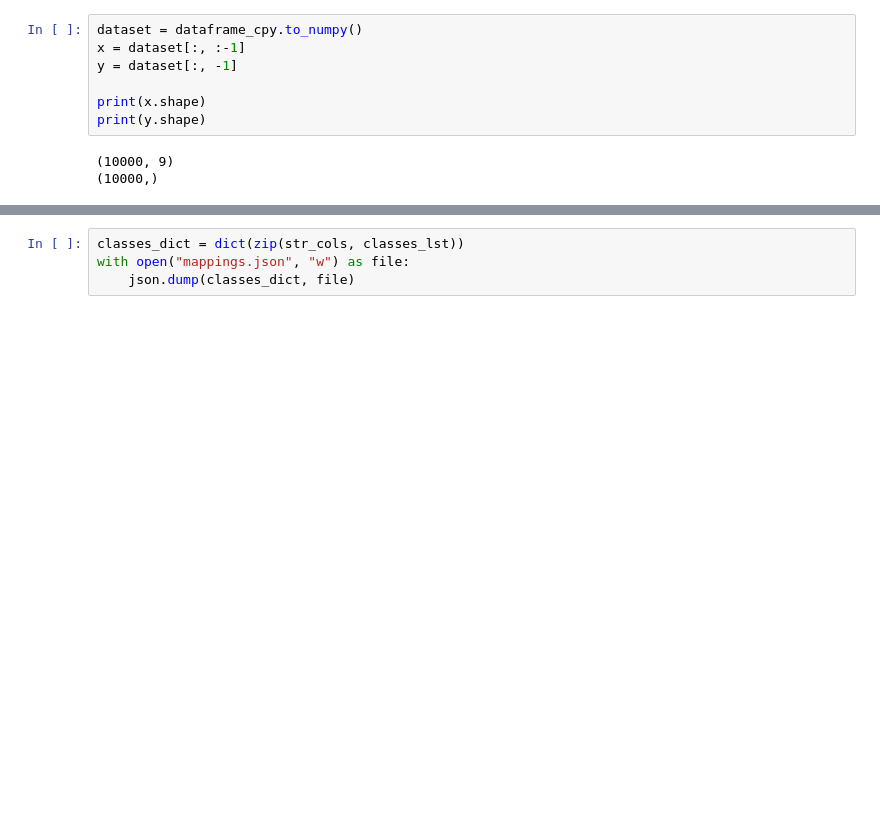
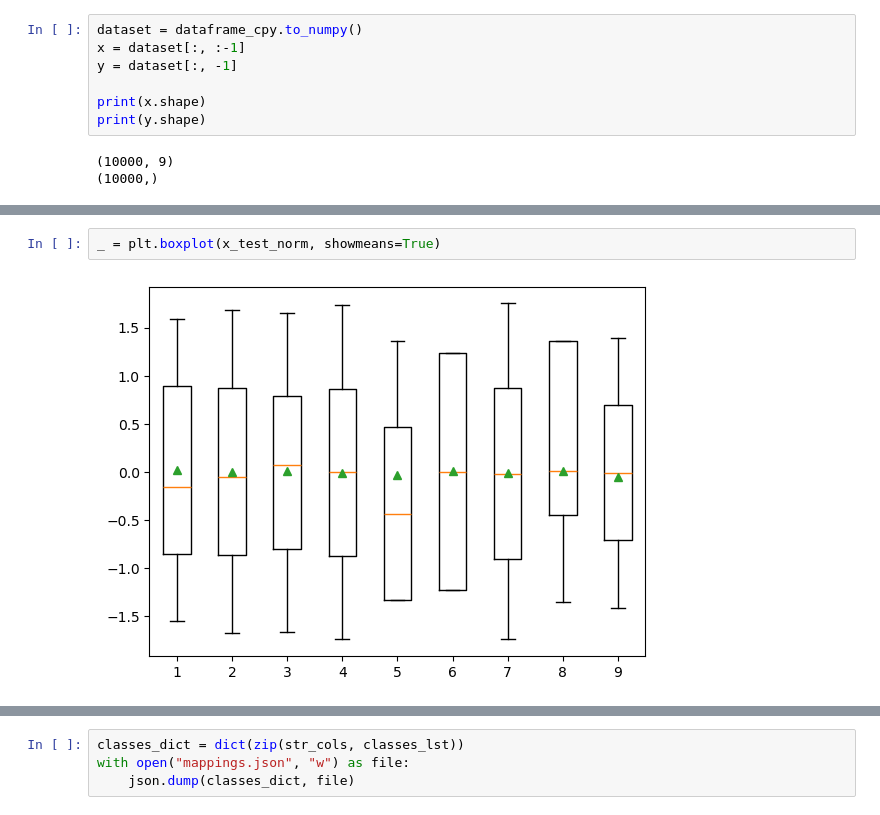
Before and after one commit to mokhtar77777/llms, a Jupyter notebook: CarPrice/EDA.ipynb, the cells around one changed output, grey strips where cells are left out. Cells and saved outputs as stored; diff of their text form; blank space fills up the shorter version.

```diff
--- a/CarPrice/EDA.ipynb
+++ b/CarPrice/EDA.ipynb
@@ -198,0 +232,4 @@ print(y.shape)
+# %%
+_ = plt.boxplot(x_test_norm, showmeans=True)
+# %% [output]
+[figure, added]
```
Also changed, not shown: parts of 13 cells of this notebook, 10 other files.
